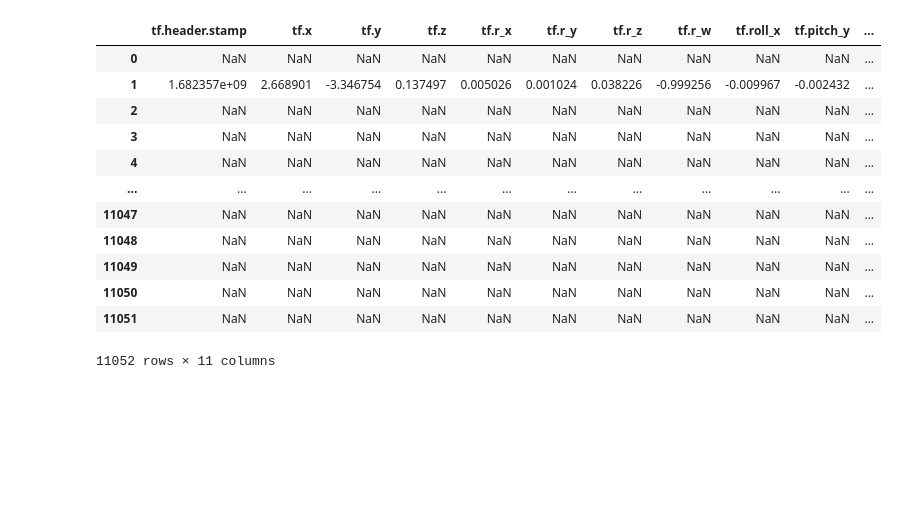
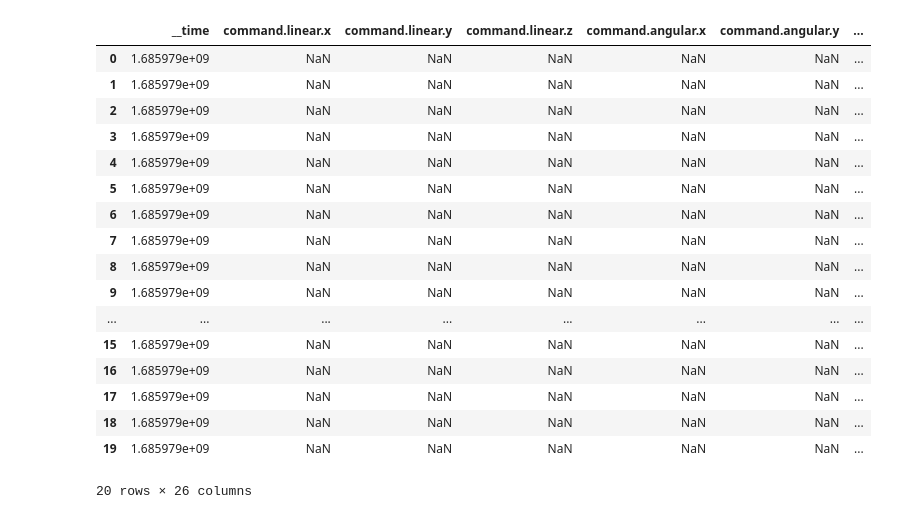
Before and after one commit to GitYangFan/Pj.seminar-Regelungstechnik, a Jupyter notebook: Data Merge.ipynb, the cells around one changed output. Cells and saved outputs as stored; diff of their text form; code cells hidden in the pictures; blank space fills up the shorter version.

Commit message:
adjust according to new data

```diff
--- a/Data Merge.ipynb
+++ b/Data Merge.ipynb
@@ -1,17 +1,40 @@
 # %%
-import time
-import datetime
-import os
+# load data files
+# PLEASE MODIFY THE PATH OF DATA!!!!!!!!!!!!!!!!!!!!!!!!!
+# ===========================================================================================
+# 下下下下下下下下下下下下下下下下下下下下下下下下下下下下下下下下下下下下下下下下下下下下下下下下下下下下下下下
+
+# data_subfold = "data_2023_03_01-16_48_29"    # the data from Lukas
+# data_subfold = "rosbag2_2023_06_05-16_57_44"
+data_subfold = "rosbag2_2023_06_05-17_22_10"
+# data_subfold = "rosbag2_2023_06_05-17_26_41"
+
+save_merged_data = True
+
+execfile("data_process_from_rosbags.py")
+# 上上上上上上上上上上上上上上上上上上上上上上上上上上上上上上上上上上上上上上上上上上上上上上上上上上上上上上上
+# ===========================================================================================
+
+
+# Files
+from model import *
+from model_kf import *
+from model_all import *
+
+# Packages
 import pandas as pd
 import numpy as np
-from bokeh.io import output_notebook, show#, output_file
+
+from bokeh.io import output_notebook, show
 from bokeh.layouts import gridplot
 from bokeh.plotting import figure
 output_notebook()
-def plot_config(width: int, height: int, title=None, x_label: str = None,
+
+def plot_config(width: int, height: int,title=None,
+                x_label: str = None,
                 y_label: str = None):
     p = figure(title=title, background_fill_color="#fafafa", width=width, height=height)
-    p.output_backend = "svg"  # save plot in HTML as SVG
+    p.output_backend = "svg"    # save plot in HTML as SVG
     p.title.text_font_size = "15pt"
     p.xaxis.axis_label = x_label
     p.yaxis.axis_label = y_label
@@ -88,5 +59,8 @@ df_merge
 # %%
-df = pd.read_csv(r'./data/data_merge.csv')
+df = pd.read_csv(r'./data/' + data_subfold + '/data_merge.csv')
 data = df.to_numpy()
-df.iloc[:,-11:]
+
+for i, item in enumerate(df.columns):
+    print(i, item)
+df.head(20)
 # %% [output]
@@ -93,13 +84,18 @@ df.iloc[:,-11:]
-|  | tf.header.stamp | tf.x | tf.y | tf.z | tf.r_x | tf.r_y | tf.r_z | tf.r_w | tf.roll_x | tf.pitch_y | ... |
-| 0 | NaN | NaN | NaN | NaN | NaN | NaN | NaN | NaN | NaN | NaN | ... |
-| 1 | 1.682357e+09 | 2.668901 | -3.346754 | 0.137497 | 0.005026 | 0.001024 | 0.038226 | -0.999256 | -0.009967 | -0.002432 | ... |
-| 2 | NaN | NaN | NaN | NaN | NaN | NaN | NaN | NaN | NaN | NaN | ... |
-| 3 | NaN | NaN | NaN | NaN | NaN | NaN | NaN | NaN | NaN | NaN | ... |
-| 4 | NaN | NaN | NaN | NaN | NaN | NaN | NaN | NaN | NaN | NaN | ... |
-| ... | ... | ... | ... | ... | ... | ... | ... | ... | ... | ... | ... |
-| 11047 | NaN | NaN | NaN | NaN | NaN | NaN | NaN | NaN | NaN | NaN | ... |
-| 11048 | NaN | NaN | NaN | NaN | NaN | NaN | NaN | NaN | NaN | NaN | ... |
-| 11049 | NaN | NaN | NaN | NaN | NaN | NaN | NaN | NaN | NaN | NaN | ... |
-| 11050 | NaN | NaN | NaN | NaN | NaN | NaN | NaN | NaN | NaN | NaN | ... |
-| 11051 | NaN | NaN | NaN | NaN | NaN | NaN | NaN | NaN | NaN | NaN | ... |
+|  | __time | command.linear.x | command.linear.y | command.linear.z | command.angular.x | command.angular.y | ... |
+| 0 | 1.685979e+09 | NaN | NaN | NaN | NaN | NaN | ... |
+| 1 | 1.685979e+09 | NaN | NaN | NaN | NaN | NaN | ... |
+| 2 | 1.685979e+09 | NaN | NaN | NaN | NaN | NaN | ... |
+| 3 | 1.685979e+09 | NaN | NaN | NaN | NaN | NaN | ... |
+| 4 | 1.685979e+09 | NaN | NaN | NaN | NaN | NaN | ... |
+| 5 | 1.685979e+09 | NaN | NaN | NaN | NaN | NaN | ... |
+| 6 | 1.685979e+09 | NaN | NaN | NaN | NaN | NaN | ... |
+| 7 | 1.685979e+09 | NaN | NaN | NaN | NaN | NaN | ... |
+| 8 | 1.685979e+09 | NaN | NaN | NaN | NaN | NaN | ... |
+| 9 | 1.685979e+09 | NaN | NaN | NaN | NaN | NaN | ... |
+| ... | ... | ... | ... | ... | ... | ... | ... |
+| 15 | 1.685979e+09 | NaN | NaN | NaN | NaN | NaN | ... |
+| 16 | 1.685979e+09 | NaN | NaN | NaN | NaN | NaN | ... |
+| 17 | 1.685979e+09 | NaN | NaN | NaN | NaN | NaN | ... |
+| 18 | 1.685979e+09 | NaN | NaN | NaN | NaN | NaN | ... |
+| 19 | 1.685979e+09 | NaN | NaN | NaN | NaN | NaN | ... |
-11052 rows × 11 columns
+20 rows × 26 columns
```
Also changed, not shown: parts of 12 cells of this notebook, 13 other files.
